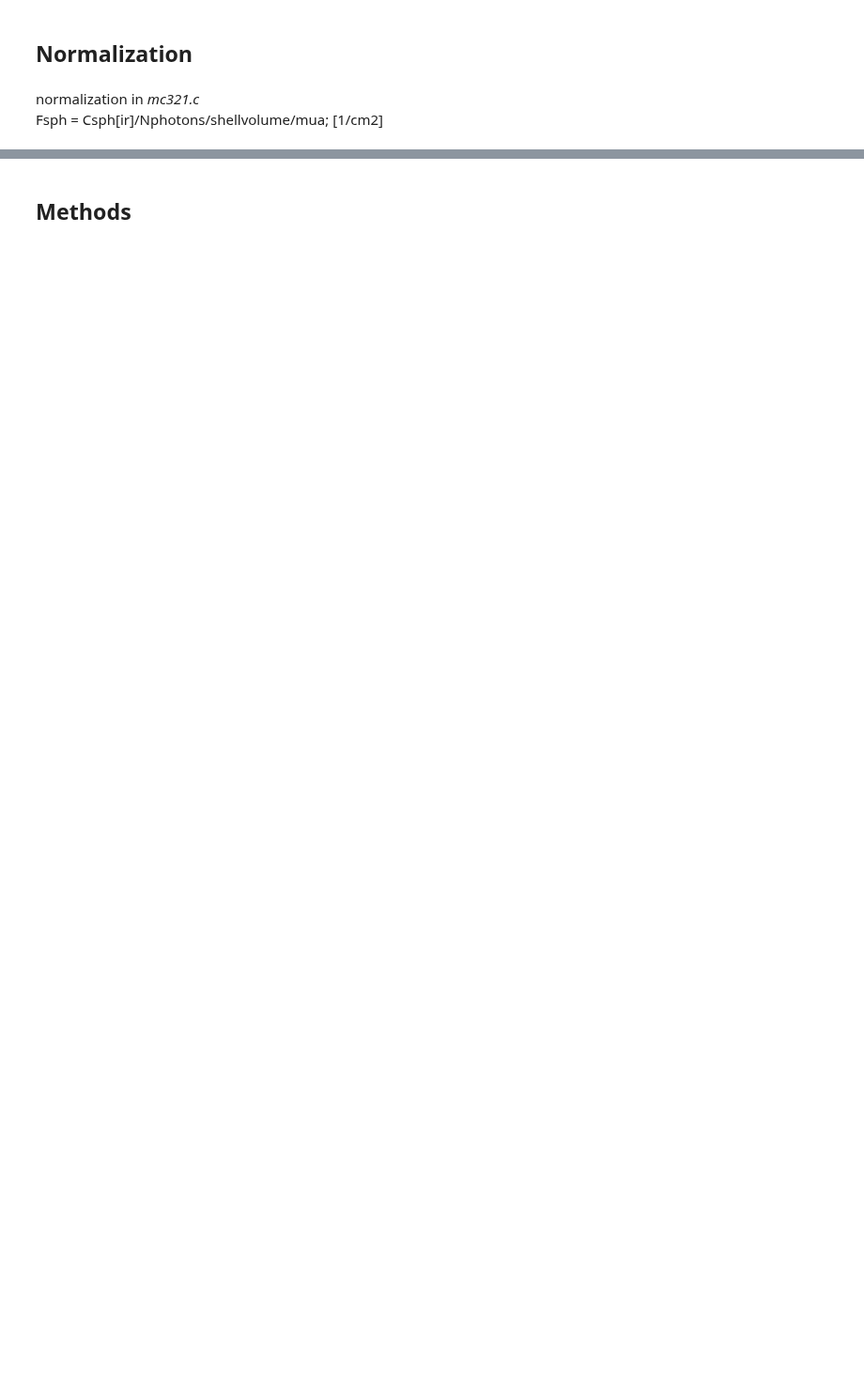
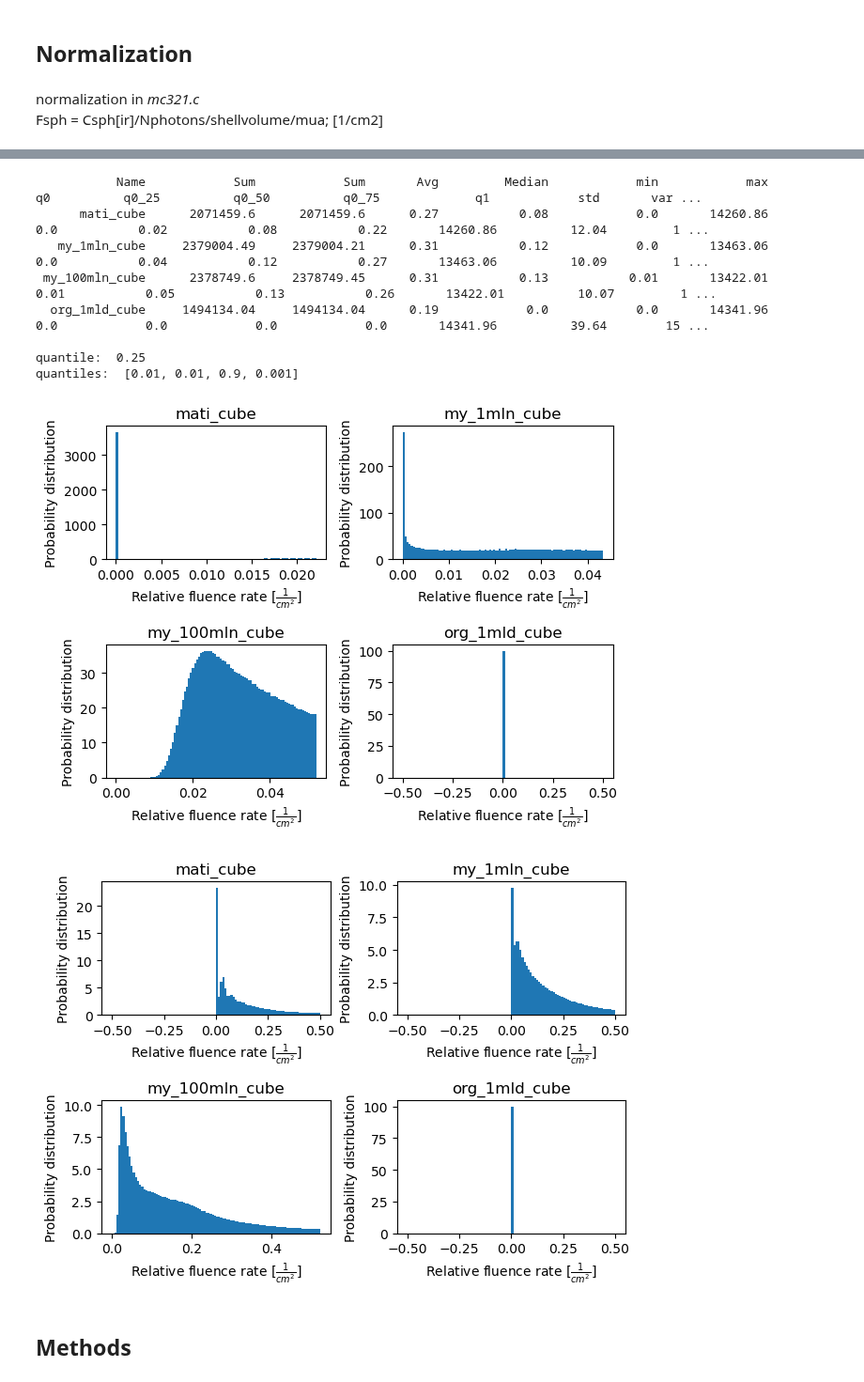
Before and after one commit to Mateuszq28/monte-carlo-sim-benchmark, a Jupyter notebook: compare_cubes/compare.ipynb, the cells around one changed output, grey strips where cells are left out. Shown at 94% size. Saved outputs shown, nothing was run; the diff lists cells and outputs as text; code cells hidden in the pictures; blank space fills up the shorter version.

```diff
--- a/compare_cubes/compare.ipynb
+++ b/compare_cubes/compare.ipynb
@@ -204,3 +214,22 @@ print_stats(all_cubes)
+# %%
+print_stats(all_cubes)
+print()
+print('quantile: ', 0.25)
+histogram(all_cubes)
+q_list = [0.01, 0.01, 0.9, 0.001]
+print('quantiles: ', q_list)
+histogram(all_cubes, q_list=q_list)
+# %% [output]
+           Name            Sum            Sum       Avg         Median            min            max             q0          q0_25          q0_50          q0_75             q1            std       var ...
+      mati_cube      2071459.6      2071459.6      0.27           0.08            0.0       14260.86            0.0           0.02           0.08           0.22       14260.86          12.04         1 ...
+   my_1mln_cube     2379004.49     2379004.21      0.31           0.12            0.0       13463.06            0.0           0.04           0.12           0.27       13463.06          10.09         1 ...
+ my_100mln_cube      2378749.6     2378749.45      0.31           0.13           0.01       13422.01           0.01           0.05           0.13           0.26       13422.01          10.07         1 ...
+  org_1mld_cube     1494134.04     1494134.04      0.19            0.0            0.0       14341.96            0.0            0.0            0.0            0.0       14341.96          39.64        15 ...
+
+quantile:  0.25
+quantiles:  [0.01, 0.01, 0.9, 0.001]
+[figure, added]
+[figure, added]
 # %% [markdown]
 ## Methods
 # %% [markdown]
```
Also changed, not shown: parts of 8 cells of this notebook.
